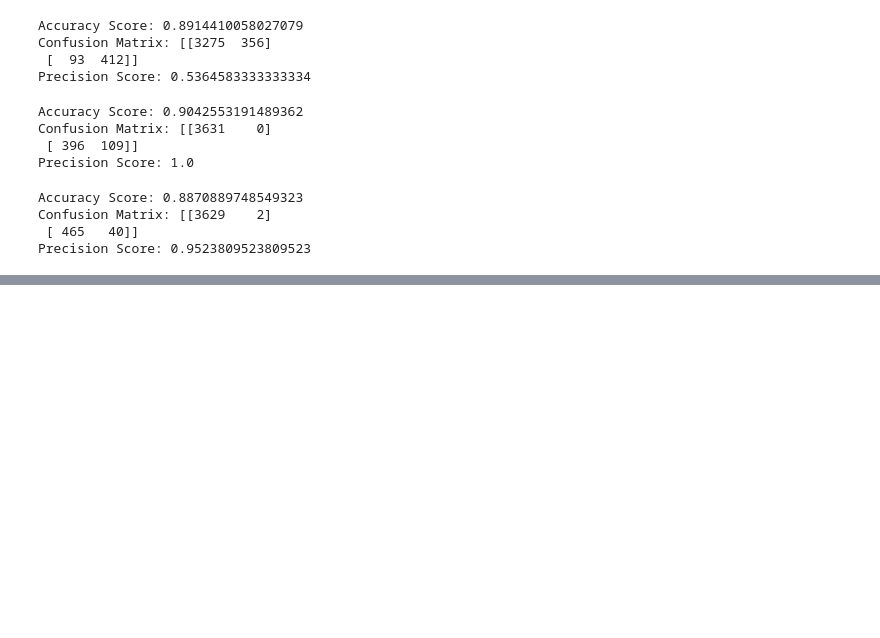
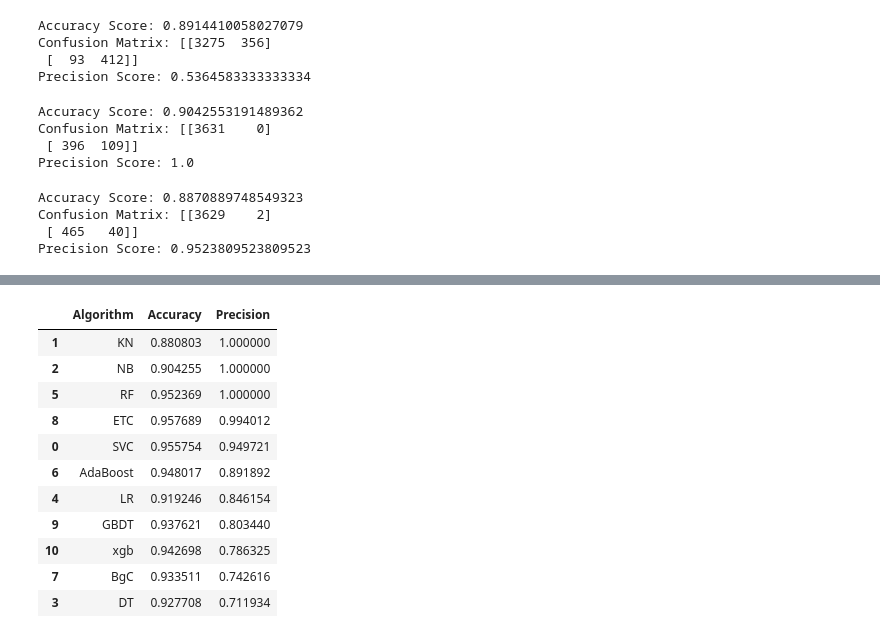
Before and after one commit to iaayushmaan/SMS-Spam-Detection, a Jupyter notebook: sms-spam-detection.ipynb, the cells around one changed output, grey strips where cells are left out. Cells and saved outputs as stored; diff of their text form; code cells hidden in the pictures; blank space fills up the shorter version.

```diff
--- a/sms-spam-detection.ipynb
+++ b/sms-spam-detection.ipynb
@@ -310,0 +351,8 @@ pickle.dump(mNB, open('model.pkl','wb'))
+# %%
+def train_classifier(clf,X_train,y_train,X_test,y_test):
+    clf.fit(X_train,y_train)
+    y_pred = clf.predict(X_test)
+    accuracy = accuracy_score(y_test,y_pred)
+    precision = precision_score(y_test,y_pred)
+
+    return accuracy,precision
@@ -310,0 +413,15 @@ pickle.dump(mNB, open('model.pkl','wb'))
+# %%
+performance_df
+# %% [output]
+|  | Algorithm | Accuracy | Precision |
+| 1 | KN | 0.880803 | 1.000000 |
+| 2 | NB | 0.904255 | 1.000000 |
+| 5 | RF | 0.952369 | 1.000000 |
+| 8 | ETC | 0.957689 | 0.994012 |
+| 0 | SVC | 0.955754 | 0.949721 |
+| 6 | AdaBoost | 0.948017 | 0.891892 |
+| 4 | LR | 0.919246 | 0.846154 |
+| 9 | GBDT | 0.937621 | 0.803440 |
+| 10 | xgb | 0.942698 | 0.786325 |
+| 7 | BgC | 0.933511 | 0.742616 |
+| 3 | DT | 0.927708 | 0.711934 |
```
Also changed, not shown: parts of 13 cells of this notebook.
